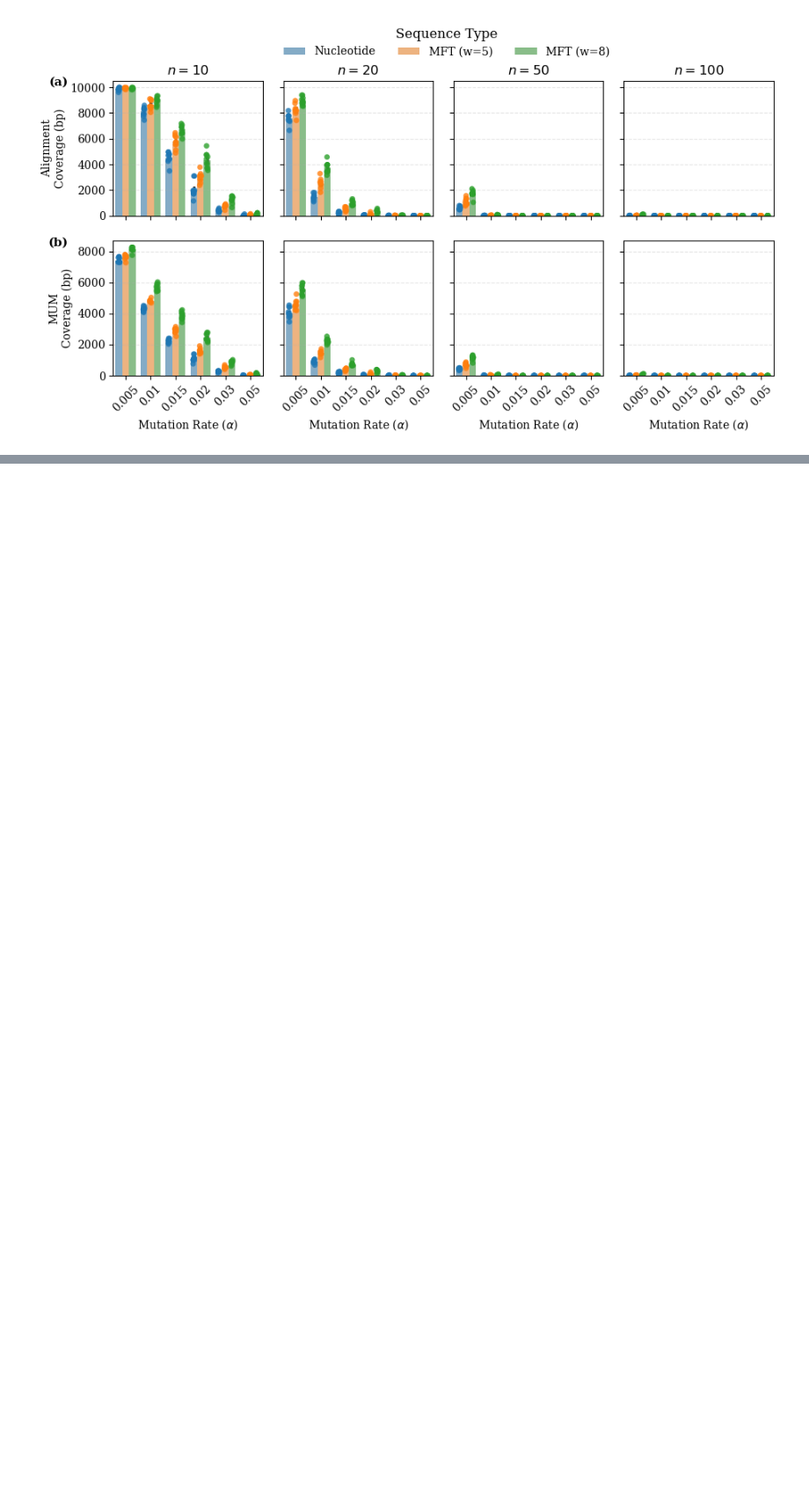
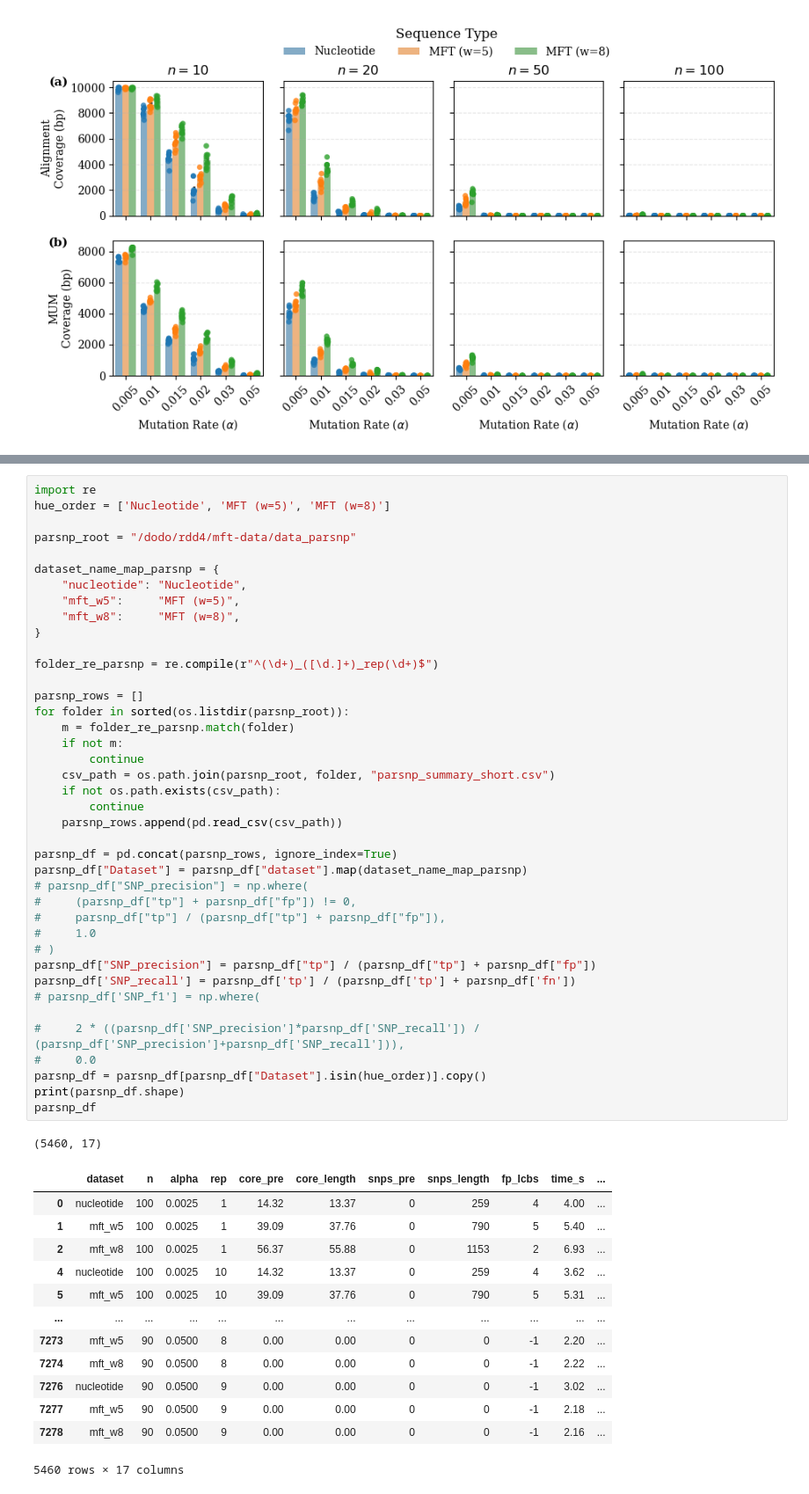
Before and after one commit to treangenlab/mft-analyses, a Jupyter notebook: Figure5/simulated_data_figs_realistic.ipynb, the cells around one changed output, grey strips where cells are left out. Shown at 88% size. Saved outputs shown, nothing was run; the diff lists cells and outputs as text; blank space fills up the shorter version.

```diff
--- a/Figure5/simulated_data_figs_realistic.ipynb
+++ b/Figure5/simulated_data_figs_realistic.ipynb
@@ -286,0 +441,55 @@ plt.show()
+# %%
+import re
+hue_order = ['Nucleotide', 'MFT (w=5)', 'MFT (w=8)']
+
+parsnp_root = "/dodo/rdd4/mft-data/data_parsnp"
+
+dataset_name_map_parsnp = {
+    "nucleotide": "Nucleotide",
+    "mft_w5":     "MFT (w=5)",
+    "mft_w8":     "MFT (w=8)",
+}
+
+folder_re_parsnp = re.compile(r"^(\d+)_([\d.]+)_rep(\d+)$")
+
+parsnp_rows = []
+for folder in sorted(os.listdir(parsnp_root)):
+    m = folder_re_parsnp.match(folder)
+    if not m:
+        continue
+    csv_path = os.path.join(parsnp_root, folder, "parsnp_summary_short.csv")
+    if not os.path.exists(csv_path):
+        continue
+    parsnp_rows.append(pd.read_csv(csv_path))
+
+parsnp_df = pd.concat(parsnp_rows, ignore_index=True)
+parsnp_df["Dataset"] = parsnp_df["dataset"].map(dataset_name_map_parsnp)
+# parsnp_df["SNP_precision"] = np.where(
+#     (parsnp_df["tp"] + parsnp_df["fp"]) != 0,
+#     parsnp_df["tp"] / (parsnp_df["tp"] + parsnp_df["fp"]),
+#     1.0
+# )
+parsnp_df["SNP_precision"] = parsnp_df["tp"] / (parsnp_df["tp"] + parsnp_df["fp"])
+parsnp_df['SNP_recall'] = parsnp_df['tp'] / (parsnp_df['tp'] + parsnp_df['fn'])
+# parsnp_df['SNP_f1'] = np.where(
+
+#     2 * ((parsnp_df['SNP_precision']*parsnp_df['SNP_recall']) / (parsnp_df['SNP_precision']+parsnp_df['SNP_recall'])),
+#     0.0
+parsnp_df = parsnp_df[parsnp_df["Dataset"].isin(hue_order)].copy()
+print(parsnp_df.shape)
+parsnp_df
+# %% [output]
+(5460, 17)
+|  | dataset | n | alpha | rep | core_pre | core_length | snps_pre | snps_length | fp_lcbs | time_s | ... |
+| 0 | nucleotide | 100 | 0.0025 | 1 | 14.32 | 13.37 | 0 | 259 | 4 | 4.00 | ... |
+| 1 | mft_w5 | 100 | 0.0025 | 1 | 39.09 | 37.76 | 0 | 790 | 5 | 5.40 | ... |
+| 2 | mft_w8 | 100 | 0.0025 | 1 | 56.37 | 55.88 | 0 | 1153 | 2 | 6.93 | ... |
+| 4 | nucleotide | 100 | 0.0025 | 10 | 14.32 | 13.37 | 0 | 259 | 4 | 3.62 | ... |
+| 5 | mft_w5 | 100 | 0.0025 | 10 | 39.09 | 37.76 | 0 | 790 | 5 | 5.31 | ... |
+| ... | ... | ... | ... | ... | ... | ... | ... | ... | ... | ... | ... |
+| 7273 | mft_w5 | 90 | 0.0500 | 8 | 0.00 | 0.00 | 0 | 0 | -1 | 2.20 | ... |
+| 7274 | mft_w8 | 90 | 0.0500 | 8 | 0.00 | 0.00 | 0 | 0 | -1 | 2.22 | ... |
+| 7276 | nucleotide | 90 | 0.0500 | 9 | 0.00 | 0.00 | 0 | 0 | -1 | 3.02 | ... |
+| 7277 | mft_w5 | 90 | 0.0500 | 9 | 0.00 | 0.00 | 0 | 0 | -1 | 2.18 | ... |
+| 7278 | mft_w8 | 90 | 0.0500 | 9 | 0.00 | 0.00 | 0 | 0 | -1 | 2.16 | ... |
+5460 rows × 17 columns
```
Also changed, not shown: parts of 10 cells of this notebook, 6 other files.
